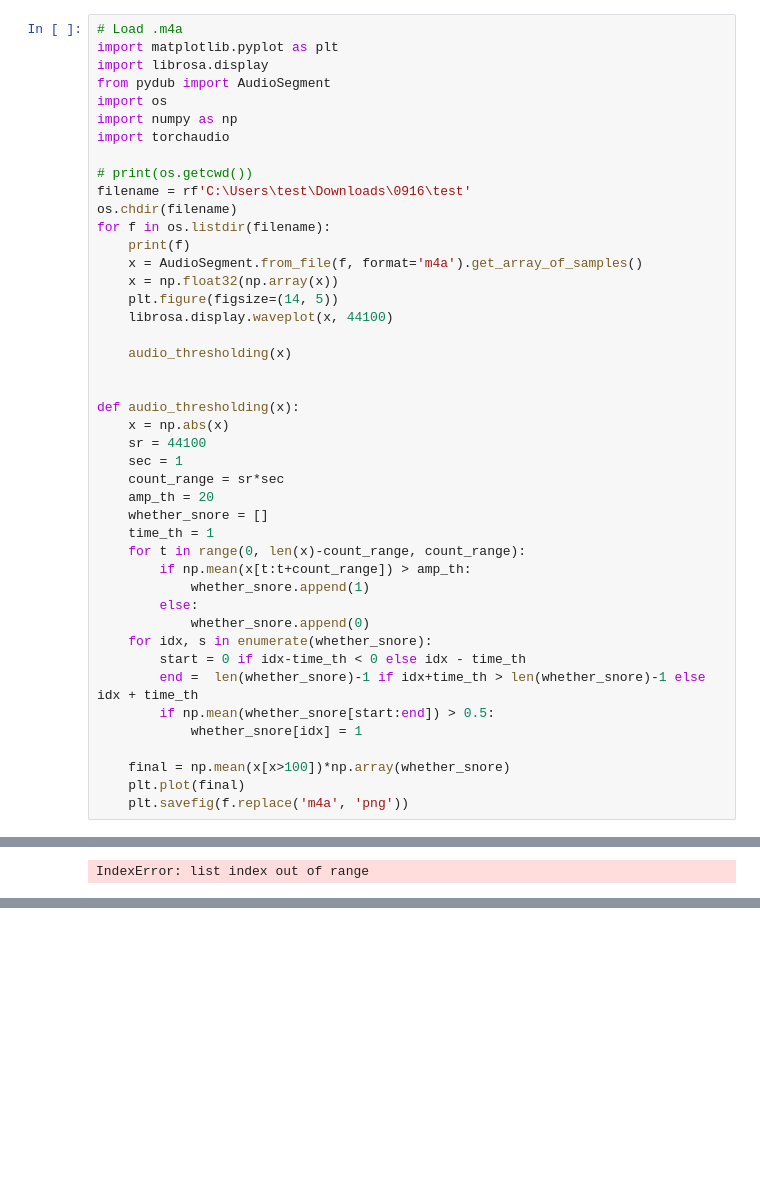
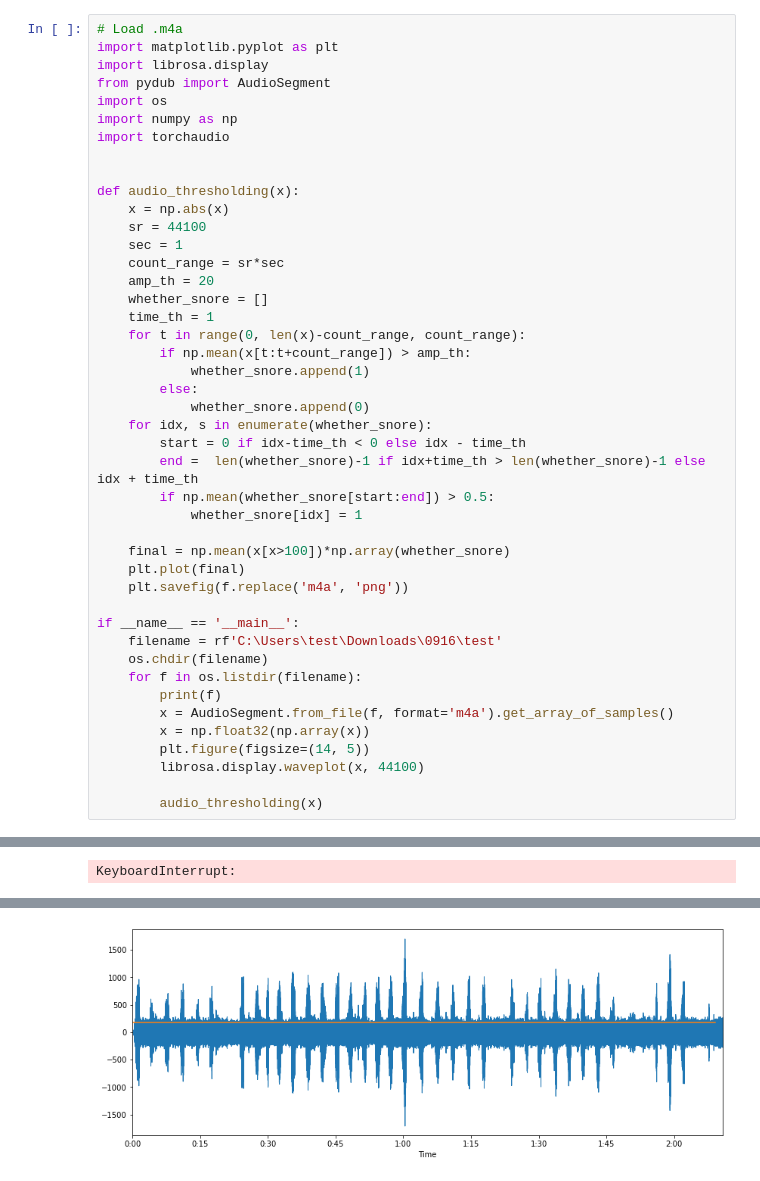
Before and after one commit to wdwlinda/Snoring_Detection_full, a Jupyter notebook: test.ipynb, the cells around one changed output, grey strips where cells are left out. Cells and saved outputs as stored; diff of their text form; blank space fills up the shorter version.

```diff
--- a/test.ipynb
+++ b/test.ipynb
@@ -77,18 +187,6 @@ from pydub import AudioSegment
 import os
 import numpy as np
 import torchaudio
-
-# print(os.getcwd())
-filename = rf'C:\Users\test\Downloads\0916\test'
-os.chdir(filename)
-for f in os.listdir(filename):
-    print(f)
-    x = AudioSegment.from_file(f, format='m4a').get_array_of_samples()
-    x = np.float32(np.array(x))
-    plt.figure(figsize=(14, 5))
-    librosa.display.waveplot(x, 44100)
-
-    audio_thresholding(x)
 
 
 def audio_thresholding(x):
@@ -113,5 +211,17 @@ def audio_thresholding(x):
     final = np.mean(x[x>100])*np.array(whether_snore)
     plt.plot(final)
     plt.savefig(f.replace('m4a', 'png'))
+
+if __name__ == '__main__':
+    filename = rf'C:\Users\test\Downloads\0916\test'
+    os.chdir(filename)
+    for f in os.listdir(filename):
+        print(f)
+        x = AudioSegment.from_file(f, format='m4a').get_array_of_samples()
+        x = np.float32(np.array(x))
+        plt.figure(figsize=(14, 5))
+        librosa.display.waveplot(x, 44100)
+
+        audio_thresholding(x)
 # %% [output]
 1598482996718_71.m4a
@@ -134,2 +234,3 @@ def audio_thresholding(x):
-IndexError: list index out of range
+KeyboardInterrupt:
 [figure]
+[figure, added]
```
Also changed, not shown: parts of 11 cells of this notebook, 5 other files.
